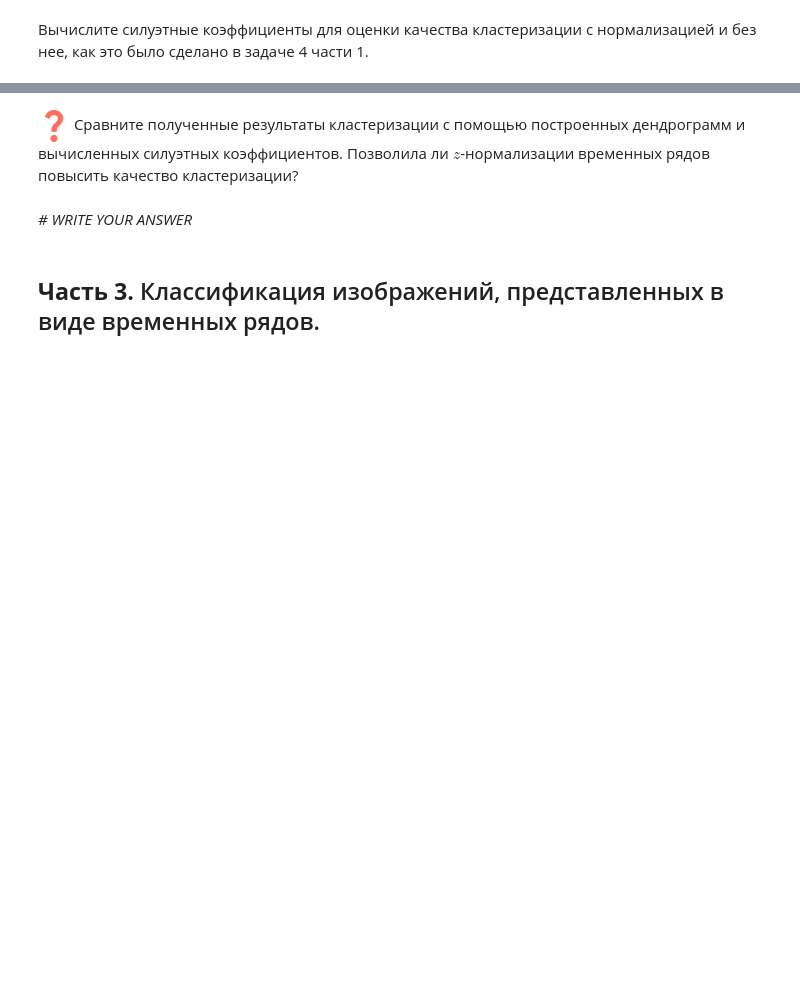
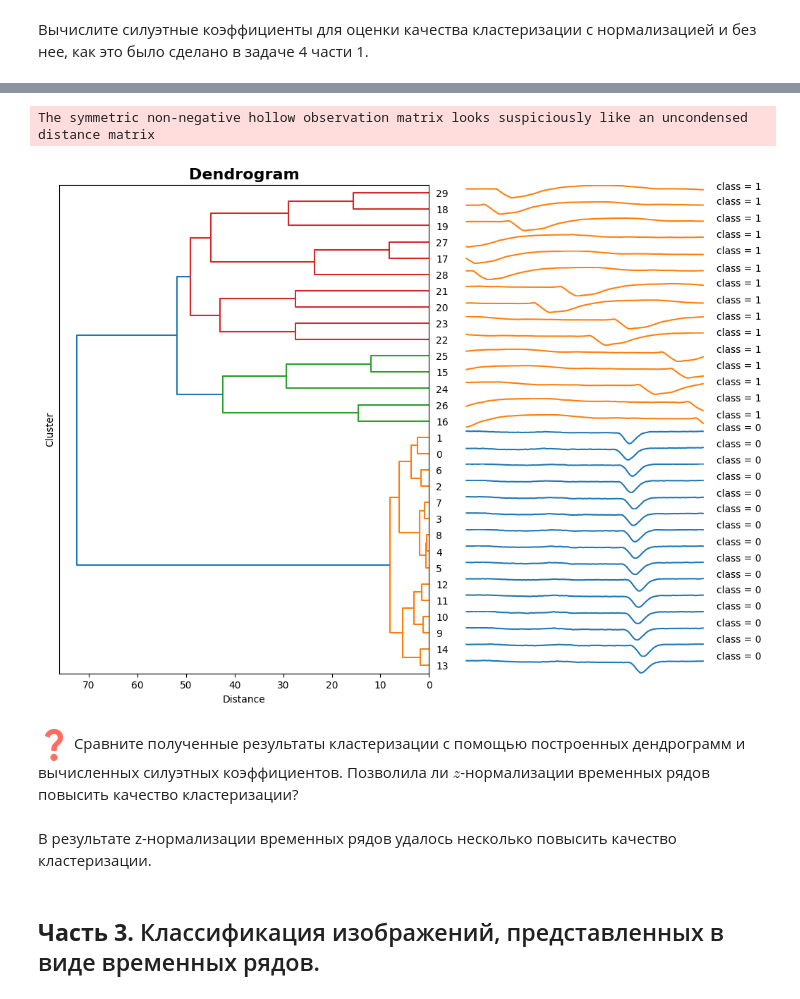
Before and after one commit to Haidit/2024-Stepanov-TimeSeriesCourse, a Jupyter notebook: practice/01 Basics/01 Basics.ipynb, the cells around one changed output, grey strips where cells are left out. Drawn from its saved outputs; the diff is of its cells as text; code cells hidden in the pictures; blank space fills up the shorter version.

```diff
--- a/practice/01 Basics/01 Basics.ipynb
+++ b/practice/01 Basics/01 Basics.ipynb
@@ -325,8 +434,15 @@ labels = np.array([0]*subs_set1[0:15].shape[0] + [1]*subs_set2[0:15].shape[0])
+# %%
+
+model.fit(pairwise_distance_)
+model.plot_dendrogram(subs_set, labels)
+# %% [output]
+The symmetric non-negative hollow observation matrix looks suspiciously like an uncondensed distance matrix
+[figure, added]
 # %% [markdown]
 ![equation.png](embedded-picture-1)
 Сравните полученные результаты кластеризации с помощью построенных дендрограмм и вычисленных силуэтных коэффициентов. Позволила ли $z$-нормализации временных рядов повысить качество кластеризации?
-# %% [markdown]
-*# WRITE YOUR ANSWER*
+# %% [markdown]
+В результате z-нормализации временных рядов удалось несколько повысить качество кластеризации.
 # %% [markdown]
 ## **Часть 3.** Классификация изображений, представленных в виде временных рядов.
 # %% [markdown]
```
Also changed, not shown: parts of 17 cells of this notebook, 1 other file.
